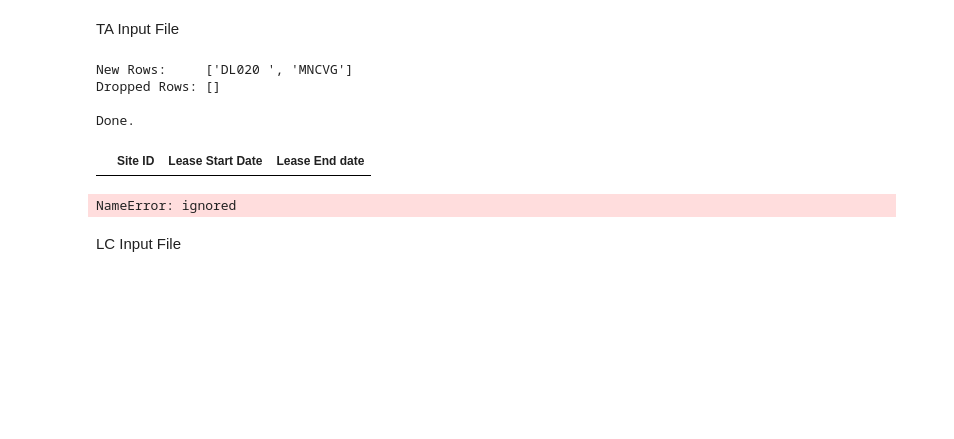
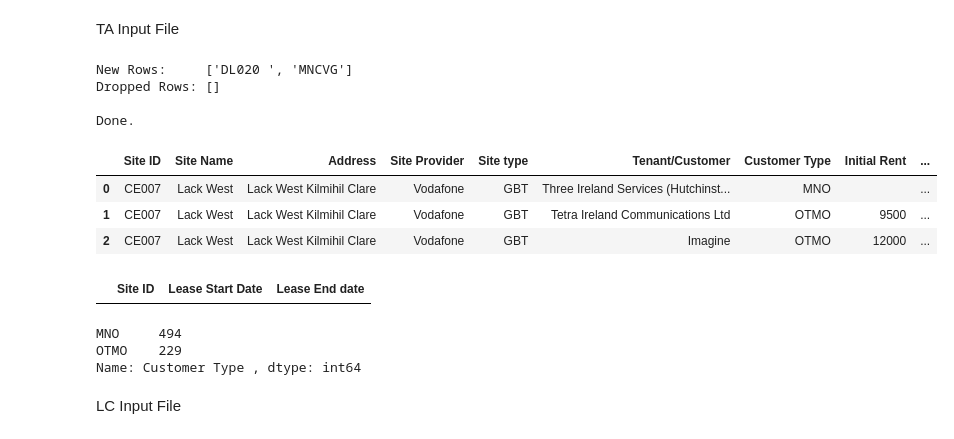
Before and after one commit to emerenan/xlsx_validation, a Jupyter notebook: ie_validations.ipynb, the cells around one changed output. Cells and saved outputs as stored; diff of their text form; code cells hidden in the pictures; blank space fills up the shorter version.

```diff
--- a/ie_validations.ipynb
+++ b/ie_validations.ipynb
@@ -785,7 +785,7 @@ site_level.head(1)
 # %% [markdown]
 Towerdb File
 # %%
-def read_files(path, sheetname, n_skiprows, n_skip_columns, site_index, col_dates, bill_col, format='mix', type_date="%d/%m/%Y"):
+def read_files(path, sheetname, n_skiprows, n_skip_columns, site_index, col_dates, bill_col, cols_number, format='mix', type_date="%d/%m/%Y"):
     def lower_str(columns):
         newlist = list(map(lambda x: x.lower(), columns))
         return newlist
@@ -826,17 +826,17 @@ def read_files(path, sheetname, n_skiprows, n_skip_columns, site_index, col_date
 
     df = pd.read_excel(path, sheet_name = sheetname, engine='openpyxl', skiprows = n_skiprows).fillna('')
     df = df.iloc[:,n_skip_columns:]
+
     #df = df.rename(columns={'Billing Trigger Date': 'Billing Trigger Date2'})
     df = replace_values(df,col_dates)
     date_parser(df, col_dates, format, type_date)
     # define the entiry columns which doesn't have NaN
     df = df.dropna(subset=[site_index], axis=0)
     df = df.replace(['N/A', 'n/a',"0", '-', '_', np.nan,'nan', ' '], '')
-
+    df = df.fillna('')
+    #df["Energy Cost FY1819"] = df["Energy Cost FY1819"].apply(lambda x: '€ {:0,.2f}'.format(x))
     """for col in cols_number:
-        df[col] = df[col].astype(int).apply(lambda x: f'{x:,}')"""
-
-    df = df.fillna('')
+        df[col] = df[col].apply(lambda x: '€ {:0,.2f}'.format(x))"""
 
     return df
 
@@ -872,12 +872,13 @@ skiprows=0
 skipcols=0
 """A coluna Infrastructure Ready Date contem 0 e deve ser feito replace"""
 dates_tw = ['Infrastructure Ready Date']
+cols_amount = ["Energy Cost FY1819"]
 #(path, sheetname, n_skiprows, n_skip_columns, site_index, cols_number, col_dates,
-towerdb = read_files(path, sheet, skiprows, skipcols, 'Site ID ', dates_tw, bill_cols)
-#
+towerdb = read_files(path, sheet, skiprows, skipcols, 'Site ID ', dates_tw, bill_cols, cols_amount)
+
 #towerdb['Billing Trigger Date'] = towerdb['Infrastructure Ready Date']
 
-# Read CZ towerdb files
+#Read CZ towerdb files
 """Merge to get DOER column"""
 msa = pd.read_csv('/content/TowerDB_Ireland_20210731.csv', engine='python')
 doer_col = msa[['Site ID ', 'Date of Equipment Removal']]
@@ -885,5 +886,8 @@ towerdb = towerdb.merge(doer_col, on='Site ID ')
 
 towerdb.rename(columns={'Billing Trigger Date': 'Billing Trigger Date2'}, inplace=True)
 towerdb['Billing Trigger Date'] = towerdb['Infrastructure Ready Date'].values
+towerdb.loc[(towerdb['Billing Trigger Date']=='NaT')|(towerdb['Billing Trigger Date']=='30/12/1899'), 'Billing Trigger Date'] = ''
+towerdb["Energy Cost FY1819"] = towerdb["Energy Cost FY1819"].apply(lambda x: '€ {:0,.2f}'.format(x))
 towerdb = towerdb[tw_cols]
+
 towerdb.head()
@@ -889,0 +909,16 @@ towerdb.head()
+# %%
+def change_incorret(df, df_index, col_chg, incorrect_value, new_value):
+    list_sites = list(df[df[col_chg]==incorrect_value][df_index])
+    df.loc[df[df_index].isin(list_sites), col_chg] = new_value
+    print(df.loc[df[df_index].isin(list_sites)][[df_index, col_chg]])
+
+def change_incorret_list(df,list_sites, df_index, col_chg, incorrect_value, new_value):
+    #list_sites = list(df[df[col_chg]==incorrect_value][df_index])
+    df.loc[df[df_index].isin(list_sites), col_chg] = new_value
+    print(df.loc[df[df_index].isin(list_sites)][[df_index, col_chg]])
+
+lista = ['CK166', 'CK173', 'CKMTG','DN370','DNTS1','DNVIC','GY135','KK074','RN053','RN058','SO071','WD067']
+change_incorret_list(towerdb, lista,'Site ID ', "Site Status", 'To be dismantled')
+
+c_sites = critical['UIS Sites(critical beyond 10%) different in TowerDB'].to_list()
+change_incorret_list(towerdb, c_sites,'Site ID ','CriticalSite_Beyond_10', 'Beyond 10%')
@@ -1481,7 +1539,7 @@ ta_col_ord = ["Site ID ","Site Name ","Address ","Site Provider","Site type",\
               "End of Renewal Period ","Payment Terms ","Payment Frequency ","Rent Review ","Indexation Driver",\
               "Fixed Increase ","CPI ","Percentage","Increase frequency","Increase Date","VAT","Rate ","Termination date "]
 interger = ['Increase frequency']
-amount = [" Initial Rent  ", " Current Rent  "]
+amount = []
 ta_bill_cols = ["Site ID ","Tenant/Customer ","Customer Type ",\
                 "Lease Start Date ","Lease End date "]
 ta_dates = ["Lease Start Date ","Lease End date ", "Increase Date"]
@@ -1494,3 +1552,10 @@ skipcols=0
                #cols_amount, bill_cols, format='mix', type_date="%d/%m/%Y")
 ta = read_files(path, sheet,ta_col_ord, 0, 0, "Site ID ", ta_dates, interger,amount, ta_bill_cols)
 ta.head(3)
+# %%
+ta.head(3)
+# %% [output]
+|  | Site ID | Site Name | Address | Site Provider | Site type | Tenant/Customer | Customer Type | Initial Rent | ... |
+| 0 | CE007 | Lack West | Lack West Kilmihil Clare | Vodafone | GBT | Three Ireland Services (Hutchinst... | MNO |  | ... |
+| 1 | CE007 | Lack West | Lack West Kilmihil Clare | Vodafone | GBT | Tetra Ireland Communications Ltd | OTMO | 9500 | ... |
+| 2 | CE007 | Lack West | Lack West Kilmihil Clare | Vodafone | GBT | Imagine | OTMO | 12000 | ... |
@@ -1517,7 +1584,9 @@ picklist_ta = {
 }
 ta['Customer Type '].value_counts()
 # %% [output]
-NameError: ignored
+MNO     494
+OTMO    229
+Name: Customer Type , dtype: int64
 # %% [markdown]
 LC Input File
 # %%
```
Also changed, not shown: parts of 14 cells of this notebook.
